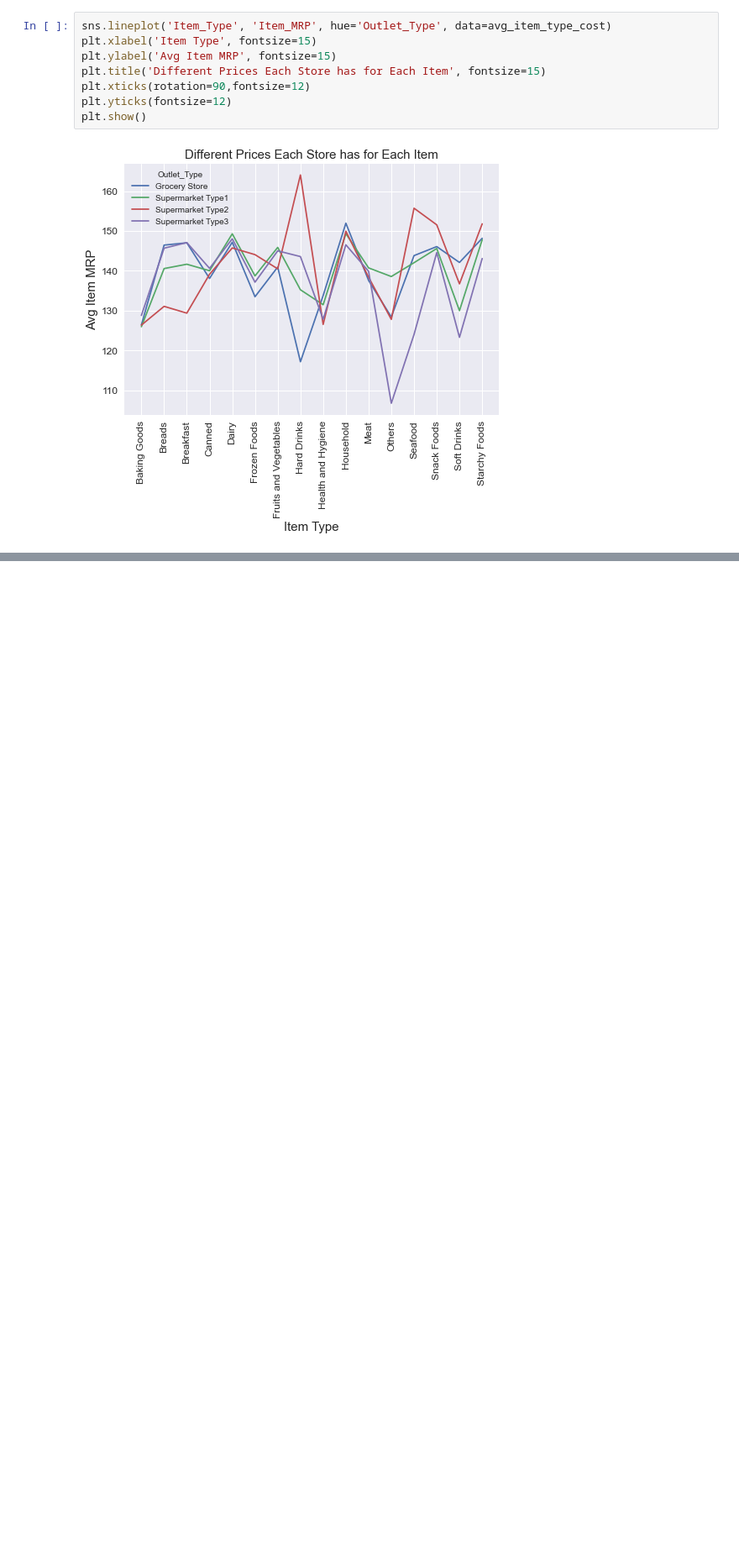
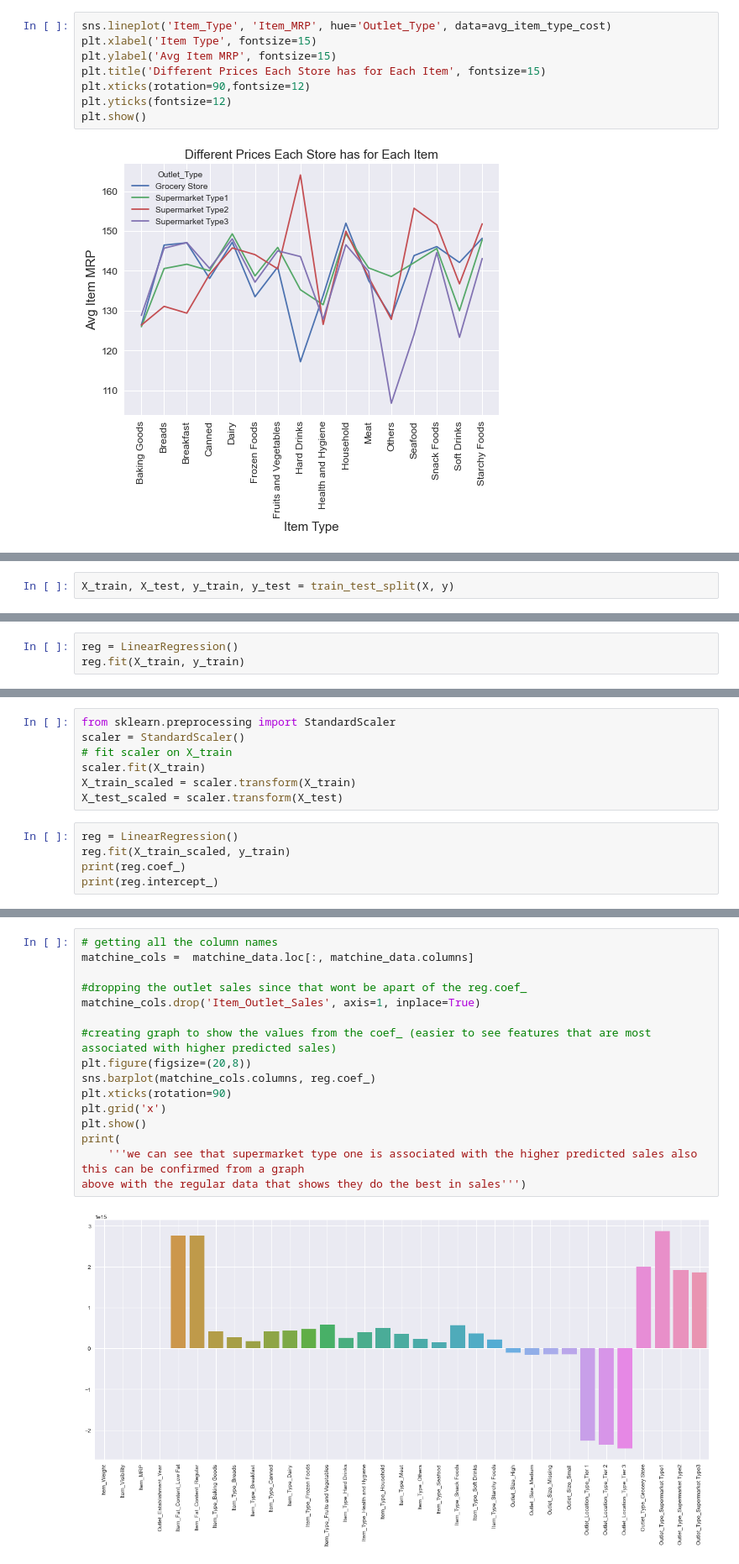
Before and after one commit to SpencerReno/sales-predictions, a Jupyter notebook: Sales_predictions.ipynb, the cells around one changed output, grey strips where cells are left out. Shown at 84% size. Drawn from its saved outputs; the diff is of its cells as text; blank space fills up the shorter version.

```diff
--- a/Sales_predictions.ipynb
+++ b/Sales_predictions.ipynb
@@ -286,0 +336,2 @@ plt.show()
+# %%
+X_train, X_test, y_train, y_test = train_test_split(X, y)
@@ -286,0 +340,3 @@ plt.show()
+# %%
+reg = LinearRegression()
+reg.fit(X_train, y_train)
@@ -286,0 +370,12 @@ plt.show()
+# %%
+from sklearn.preprocessing import StandardScaler
+scaler = StandardScaler()
+# fit scaler on X_train
+scaler.fit(X_train)
+X_train_scaled = scaler.transform(X_train)
+X_test_scaled = scaler.transform(X_test)
+# %%
+reg = LinearRegression()
+reg.fit(X_train_scaled, y_train)
+print(reg.coef_)
+print(reg.intercept_)
@@ -286,0 +393,18 @@ plt.show()
+# %%
+# getting all the column names
+matchine_cols =  matchine_data.loc[:, matchine_data.columns]
+
+#dropping the outlet sales since that wont be apart of the reg.coef_
+matchine_cols.drop('Item_Outlet_Sales', axis=1, inplace=True)
+
+#creating graph to show the values from the coef_ (easier to see features that are most associated with higher predicted sales)
+plt.figure(figsize=(20,8))
+sns.barplot(matchine_cols.columns, reg.coef_)
+plt.xticks(rotation=90)
+plt.grid('x')
+plt.show()
+print(
+    '''we can see that supermarket type one is associated with the higher predicted sales also this can be confirmed from a graph
+above with the regular data that shows they do the best in sales''')
+# %% [output]
+[figure, added]
```
Also changed, not shown: parts of 25 cells of this notebook.
